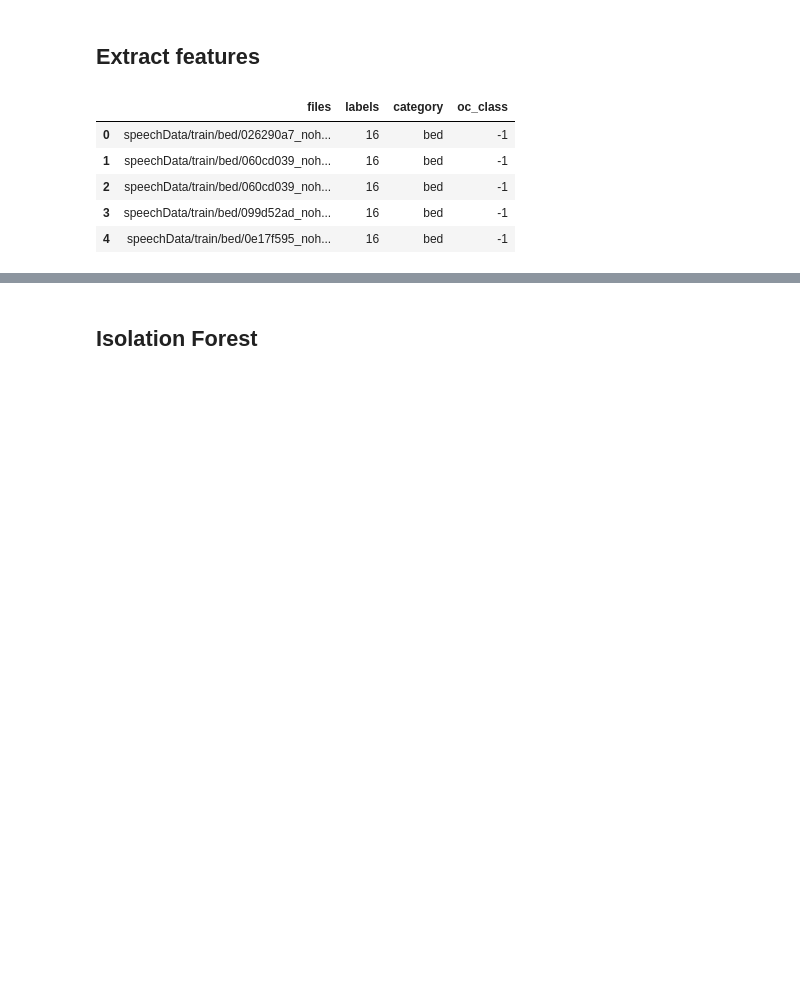
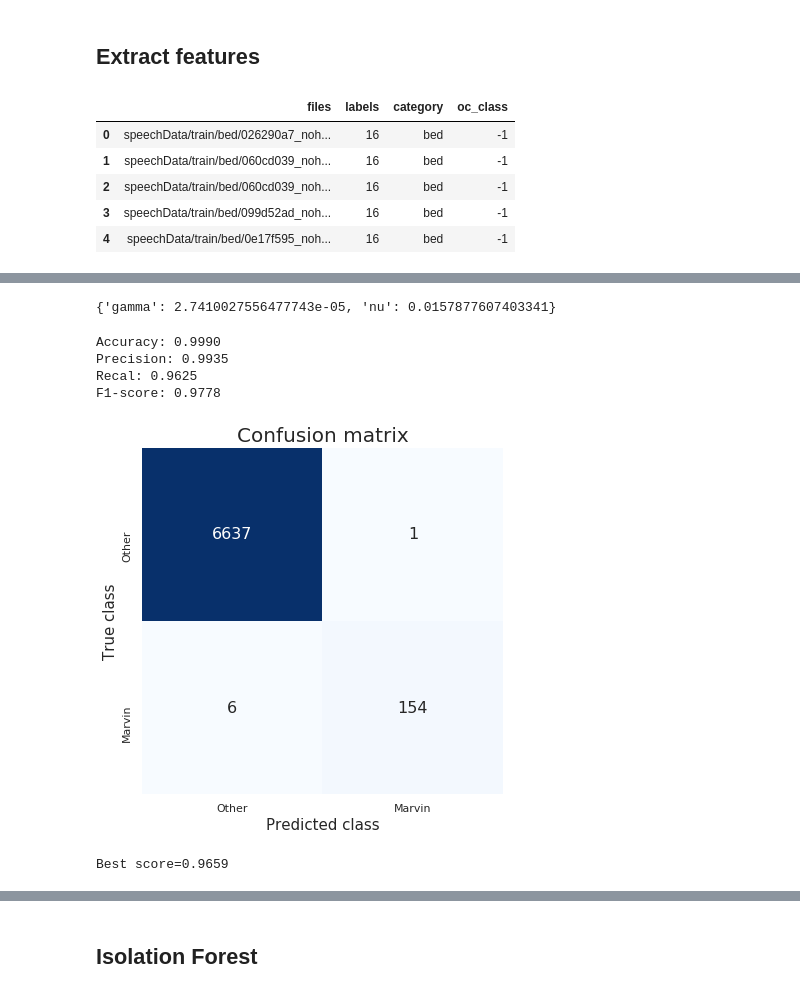
Before and after one commit to Mmiglio/SpeechRecognition, a Jupyter notebook: notebooks/OneClass_Marvin.ipynb, the cells around one changed output, grey strips where cells are left out. Drawn from its saved outputs; the diff is of its cells as text; code cells hidden in the pictures; blank space fills up the shorter version.

```diff
--- a/notebooks/OneClass_Marvin.ipynb
+++ b/notebooks/OneClass_Marvin.ipynb
@@ -307,0 +388,27 @@ X_val = getFeatures(valData)
+# %%
+best_parameters_svm = {k.name: x for k, x in zip(space_svm, res_gp.x)}
+best_parameters_svm
+# %% [output]
+{'gamma': 2.7410027556477743e-05, 'nu': 0.0157877607403341}
+# %%
+from analysisFunctions import showResultsOC
+
+bestOC = svm.OneClassSVM().set_params(**best_parameters_svm)
+
+bestOC.fit(X_train_transformed)
+
+val_pred = bestOC.predict(X_val_transformed)
+showResultsOC(val_pred, val_true)
+# %% [output]
+Accuracy: 0.9990
+Precision: 0.9935
+Recal: 0.9625
+F1-score: 0.9778
+[figure, added]
+# %%
+from skopt import dummy_minimize
+
+res_random = dummy_minimize(objective, space, n_calls=100, verbose=False, random_state=100)
+print("Best score={:.4f}".format(-res_random.fun))
+# %% [output]
+Best score=0.9659
```
Also changed, not shown: parts of 49 cells of this notebook.
